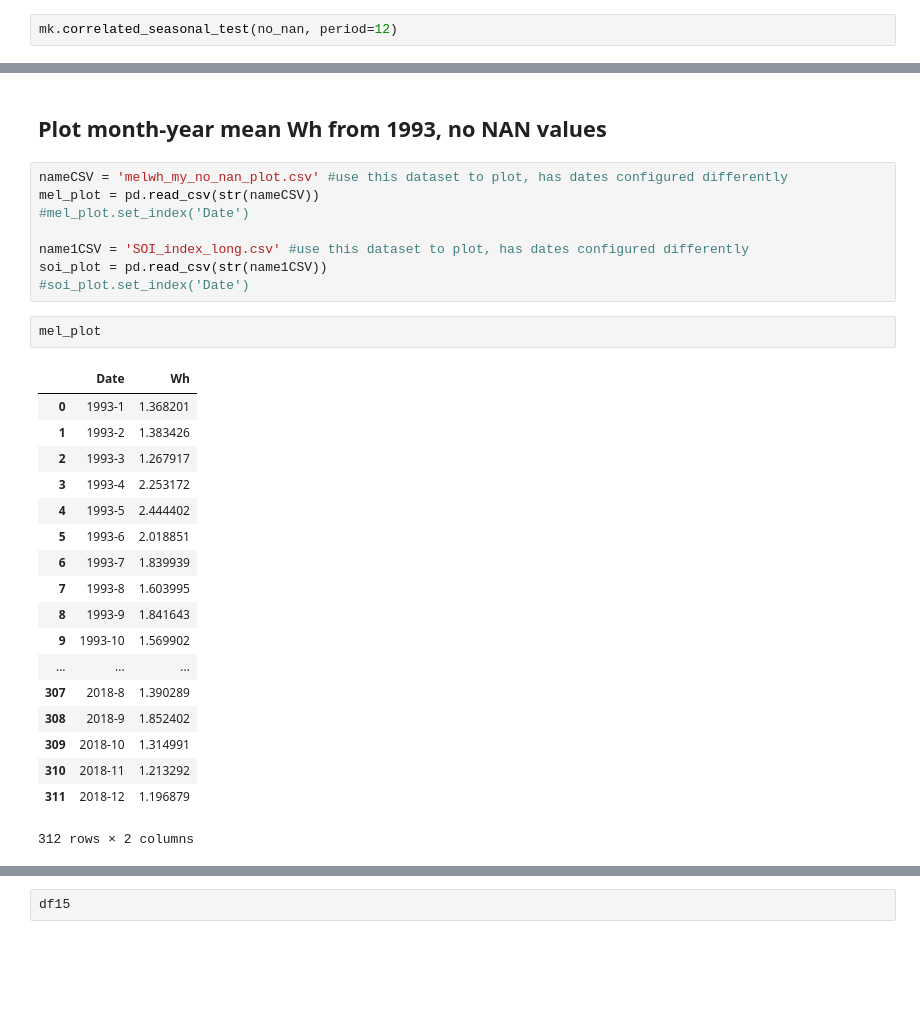
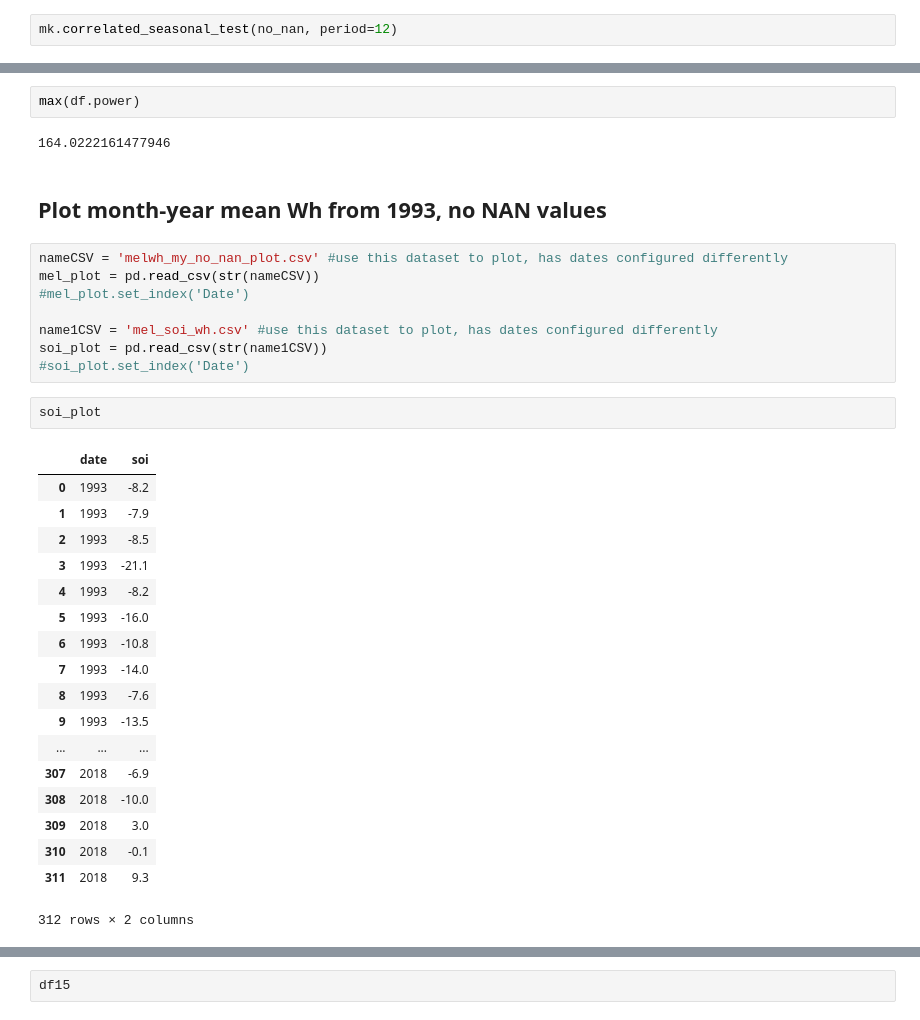
Before and after one commit to CourtneySmith32/Honours-Coursework, a Jupyter notebook: Melville_timeseries.ipynb, the cells around one changed output, grey strips where cells are left out. Saved outputs shown, nothing was run; the diff lists cells and outputs as text; blank space fills up the shorter version.

```diff
--- a/Melville_timeseries.ipynb
+++ b/Melville_timeseries.ipynb
@@ -598,3 +597,7 @@ IndexError: index 2 is out of bounds for axis 1 with size 2
+# %%
+max(df.power)
+# %% [output]
+164.0222161477946
 # %% [markdown]
 ## Plot month-year mean Wh from 1993, no NAN values
 # %%
@@ -602,27 +605,27 @@ nameCSV = 'melwh_my_no_nan_plot.csv' #use this dataset to plot, has dates config
 mel_plot = pd.read_csv(str(nameCSV))
 #mel_plot.set_index('Date')
 
-name1CSV = 'SOI_index_long.csv' #use this dataset to plot, has dates configured differently
+name1CSV = 'mel_soi_wh.csv' #use this dataset to plot, has dates configured differently
 soi_plot = pd.read_csv(str(name1CSV))
 #soi_plot.set_index('Date')
-# %%
-mel_plot
-# %% [output]
-|  | Date | Wh |
-| 0 | 1993-1 | 1.368201 |
-| 1 | 1993-2 | 1.383426 |
-| 2 | 1993-3 | 1.267917 |
-| 3 | 1993-4 | 2.253172 |
-| 4 | 1993-5 | 2.444402 |
-| 5 | 1993-6 | 2.018851 |
-| 6 | 1993-7 | 1.839939 |
-| 7 | 1993-8 | 1.603995 |
-| 8 | 1993-9 | 1.841643 |
-| 9 | 1993-10 | 1.569902 |
-| ... | ... | ... |
-| 307 | 2018-8 | 1.390289 |
-| 308 | 2018-9 | 1.852402 |
-| 309 | 2018-10 | 1.314991 |
-| 310 | 2018-11 | 1.213292 |
-| 311 | 2018-12 | 1.196879 |
-312 rows × 2 columns
+# %%
+soi_plot
+# %% [output]
+|  | date | soi |
+| 0 | 1993 | -8.2 |
+| 1 | 1993 | -7.9 |
+| 2 | 1993 | -8.5 |
+| 3 | 1993 | -21.1 |
+| 4 | 1993 | -8.2 |
+| 5 | 1993 | -16.0 |
+| 6 | 1993 | -10.8 |
+| 7 | 1993 | -14.0 |
+| 8 | 1993 | -7.6 |
+| 9 | 1993 | -13.5 |
+| ... | ... | ... |
+| 307 | 2018 | -6.9 |
+| 308 | 2018 | -10.0 |
+| 309 | 2018 | 3.0 |
+| 310 | 2018 | -0.1 |
+| 311 | 2018 | 9.3 |
+312 rows × 2 columns
```
Also changed, not shown: parts of 19 cells of this notebook, 23 other files.
